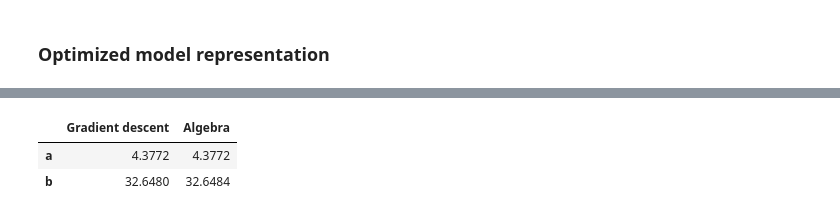
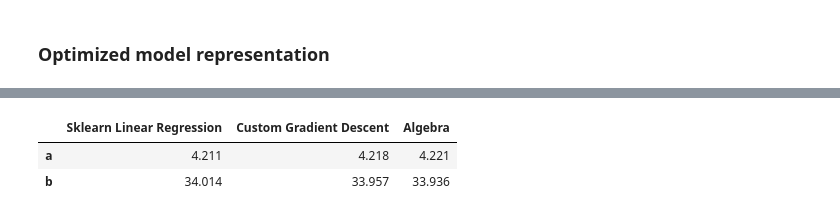
Before and after one commit to kameelsky/data-science, a Jupyter notebook: Toolbox/GD_minimization.ipynb, the cells around one changed output, grey strips where cells are left out. Saved outputs shown, nothing was run; the diff lists cells and outputs as text; code cells hidden in the pictures.

```diff
--- a/Toolbox/GD_minimization.ipynb
+++ b/Toolbox/GD_minimization.ipynb
@@ -125,4 +121,7 @@ $\displaystyle \sum_{i=1}^{n} \left(- a x{\left(i \right)} - b + y_{obs}{\left(i
 # %%
-ss = ss.subs(n, len(points) - 1).doit()
+ss = ss.subs(n, len(points) - 1).doit() \
+.replace(x, lambda i: points[i][0]) \
+.replace(y_obs, lambda i: points[i][1])
+ss = ss.simplify()
 ss
 # %% [output]
@@ -130,5 +128,0 @@ $\displaystyle \left(- a x{\left(1 \right)} - b + y_{obs}{\left(1 \right)}\right
-# %%
-ss = ss.subs(n, len(points)).doit() \
-.replace(x, lambda i: points[i][0]) \
-.replace(y_obs, lambda i: points[i][1])
-ss
@@ -144,6 +136,6 @@ $\displaystyle 768.0 a + 108.0 b - 6887.68280745052$
 # %% [markdown]
 ### Partial derivative of the cost function in respect to $b$
 # %%
-ss_db = smp.diff(ss, b)
+ss_db = smp.diff(ss, b).simplify()
 ss_db
 # %% [output]
@@ -196,9 +191,9 @@ gradient_descent = []
 
 # Initialize parameters
 a = 1
-b = 1
+b = y_observed.mean()
 L = 0.001
-iterations = 4000
+iterations = 2500
 
 # Init
 current_ss = ss(a, b)
@@ -212,7 +207,7 @@ for i in range(1, iterations + 1):
     current_ss = ss(a, b)
 
     # Evaluate
-    if i % 1000 == 0:
+    if i % 250 == 0:
         print(f"Iteration {i}: a = {a}, b = {b}, SS = {current_ss}")
 
     gradient_descent.append((i, a, b, current_ss))
@@ -281,11 +282,19 @@ plt.show()
 # %%
+from sklearn.linear_model import LinearRegression
 from pandas import DataFrame
 
+df = DataFrame({"x": x_observed,
+                "y": y_observed})
+
+model = LinearRegression()
+model.fit(X=df[["x"]], y=df["y"])
+
 DataFrame({
-    "Gradient descent": [a, b],
+    "Sklearn Linear Regression": [model.coef_[0], model.intercept_],
+    "Custom Gradient Descent": [a, b],
     "Algebra": [algebra.rhs[0], algebra.rhs[1]]
-}, index=["a", "b"], dtype=float).round(4)
+}, index=["a", "b"], dtype=float).round(3)
 # %% [output]
-|  | Gradient descent | Algebra |
-| a | 4.3772 | 4.3772 |
-| b | 32.6480 | 32.6484 |
+|  | Sklearn Linear Regression | Custom Gradient Descent | Algebra |
+| a | 4.211 | 4.218 | 4.221 |
+| b | 34.014 | 33.957 | 33.936 |
```
Also changed, not shown: parts of 15 cells of this notebook, 4 other files.
